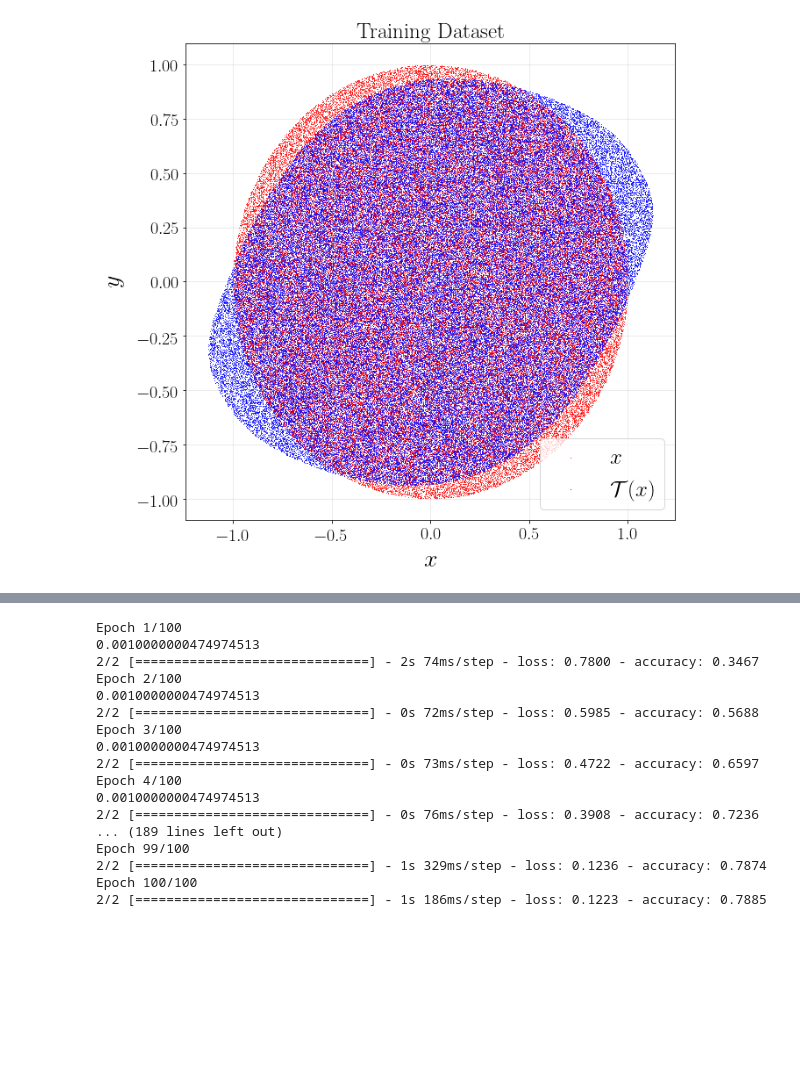
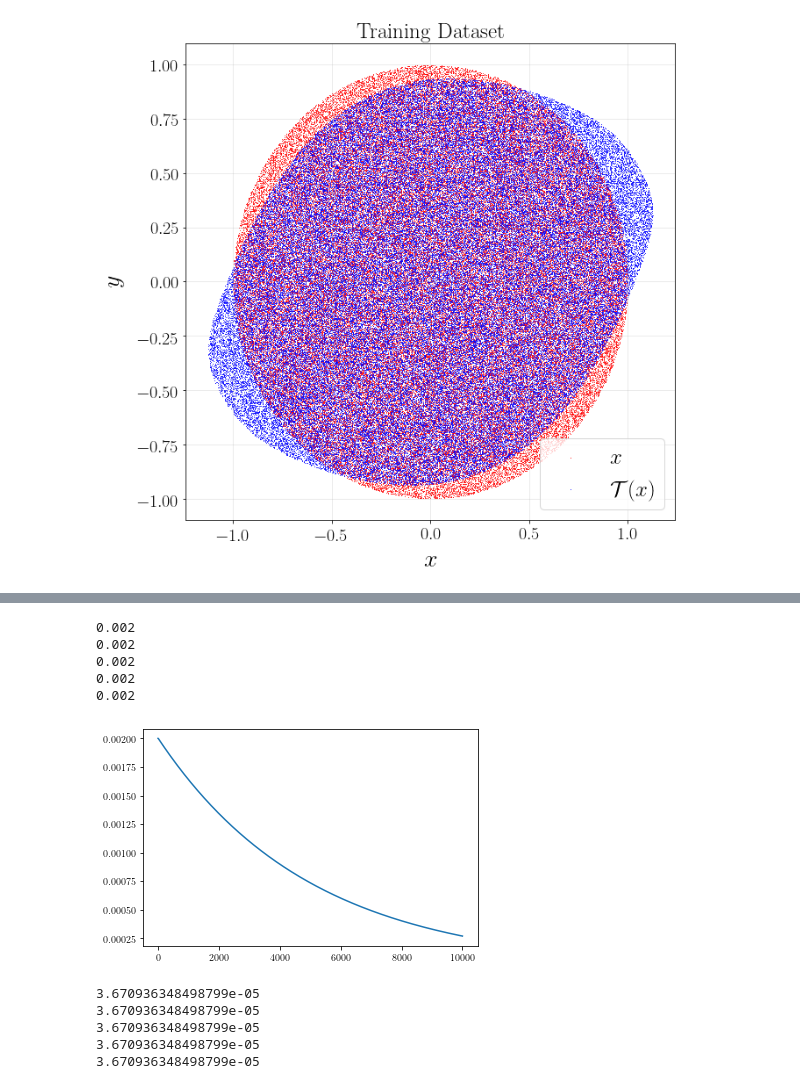
Before and after one commit to Ricvalp/SymplecticTimeReversibleNN, a Jupyter notebook: PerturbedPendulum/RealNVP_tf.ipynb, the cells around one changed output, grey strips where cells are left out. Drawn from its saved outputs; the diff is of its cells as text; code cells hidden in the pictures; blank space fills up the shorter version.

```diff
--- a/PerturbedPendulum/RealNVP_tf.ipynb
+++ b/PerturbedPendulum/RealNVP_tf.ipynb
@@ -203,5 +197,19 @@ def scheduler(epoch, lr):
 
 callback = tf.keras.callbacks.LearningRateScheduler(scheduler)
+# %%
+lr = [0.002]
+for i in range(10000):
+    lr.append(scheduler(i, lr[-1]))
+
+plt.plot(lr)
+plt.show()
+# %% [output]
+0.002
+0.002
+0.002
+0.002
+0.002
+[figure, added]
 # %%
 model.compile(
     loss= tf.keras.losses.MeanSquaredError(),
@@ -212,25 +220,13 @@ model.compile(
     metrics=["accuracy"],
 )
 # %%
-history = model.fit(train_dataset, epochs = 100, callbacks = [callback], verbose=1) #np.array(x), [np.array(y),a,a]
+history = model.fit(train_dataset, epochs = 100, callbacks = [callback], verbose=0) #np.array(x), [np.array(y),a,a]
 # %% [output]
-Epoch 1/100
-0.0010000000474974513
-2/2 [==============================] - 2s 74ms/step - loss: 0.7800 - accuracy: 0.3467
-Epoch 2/100
-0.0010000000474974513
-2/2 [==============================] - 0s 72ms/step - loss: 0.5985 - accuracy: 0.5688
-Epoch 3/100
-0.0010000000474974513
-2/2 [==============================] - 0s 73ms/step - loss: 0.4722 - accuracy: 0.6597
-Epoch 4/100
-0.0010000000474974513
-2/2 [==============================] - 0s 76ms/step - loss: 0.3908 - accuracy: 0.7236
-... (189 lines left out)
-Epoch 99/100
-2/2 [==============================] - 1s 329ms/step - loss: 0.1236 - accuracy: 0.7874
-Epoch 100/100
-2/2 [==============================] - 1s 186ms/step - loss: 0.1223 - accuracy: 0.7885
+3.670936348498799e-05
+3.670936348498799e-05
+3.670936348498799e-05
+3.670936348498799e-05
+3.670936348498799e-05
 # %%
 plt.figure(figsize = (10,5))
 #plt.plot(history.history["val_loss"])
```
Also changed, not shown: parts of 13 cells of this notebook.
